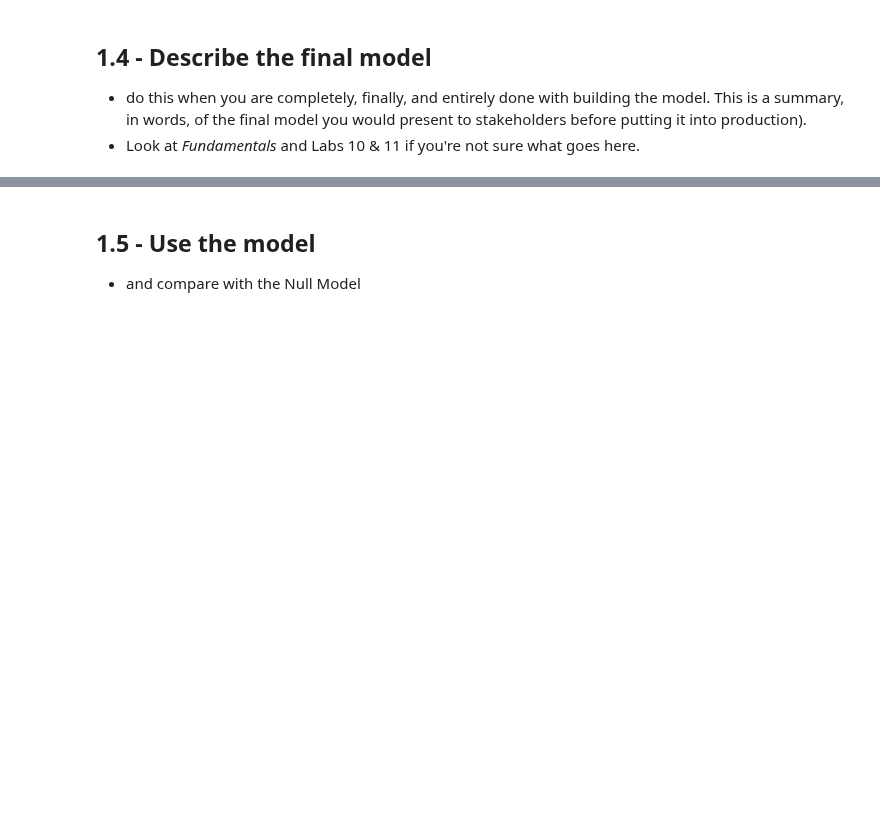
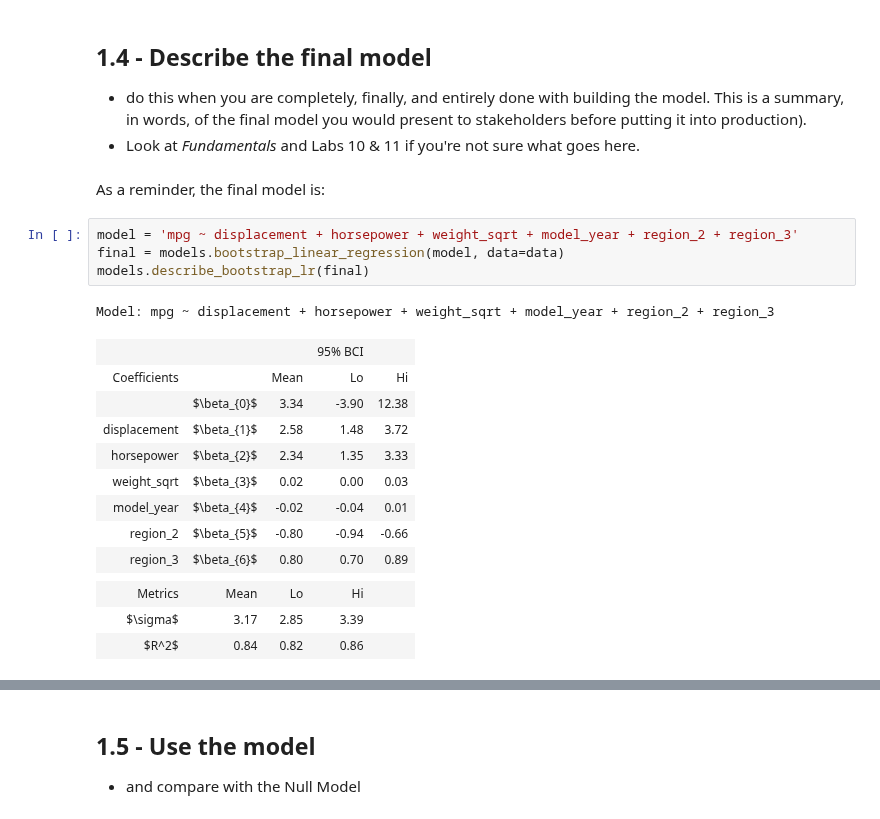
Before and after one commit to ansaridan/jhu-data-engineering-team-5, a Jupyter notebook: Problem_Set_5_2/Jhirsc21.ipynb, the cells around one changed output, grey strips where cells are left out. Cells and saved outputs as stored; diff of their text form; blank space fills up the shorter version.

```diff
--- a/Problem_Set_5_2/Jhirsc21.ipynb
+++ b/Problem_Set_5_2/Jhirsc21.ipynb
@@ -771,3 +836,24 @@ Note, I did try a few other transformations such as squaring displacement and su
 
 * do this when you are completely, finally, and entirely done with building the model. This is a summary, in words, of the final model you would present to stakeholders before putting it into production).
 * Look at *Fundamentals* and Labs 10 & 11 if you're not sure what goes here.
+# %% [markdown]
+As a reminder, the final model is:
+# %%
+model = 'mpg ~ displacement + horsepower + weight_sqrt + model_year + region_2 + region_3'
+final = models.bootstrap_linear_regression(model, data=data)
+models.describe_bootstrap_lr(final)
+# %% [output]
+Model: mpg ~ displacement + horsepower + weight_sqrt + model_year + region_2 + region_3
+|  |  |  | 95% BCI |  |
+| Coefficients |  | Mean | Lo | Hi |
+|  | $\beta_{0}$ | 3.34 | -3.90 | 12.38 |
+| displacement | $\beta_{1}$ | 2.58 | 1.48 | 3.72 |
+| horsepower | $\beta_{2}$ | 2.34 | 1.35 | 3.33 |
+| weight_sqrt | $\beta_{3}$ | 0.02 | 0.00 | 0.03 |
+| model_year | $\beta_{4}$ | -0.02 | -0.04 | 0.01 |
+| region_2 | $\beta_{5}$ | -0.80 | -0.94 | -0.66 |
+| region_3 | $\beta_{6}$ | 0.80 | 0.70 | 0.89 |
+|  |  |  |  |  |
+| Metrics | Mean | Lo | Hi |  |
+| $\sigma$ | 3.17 | 2.85 | 3.39 |  |
+| $R^2$ | 0.84 | 0.82 | 0.86 |  |
```
Also changed, not shown: parts of 40 cells of this notebook.
